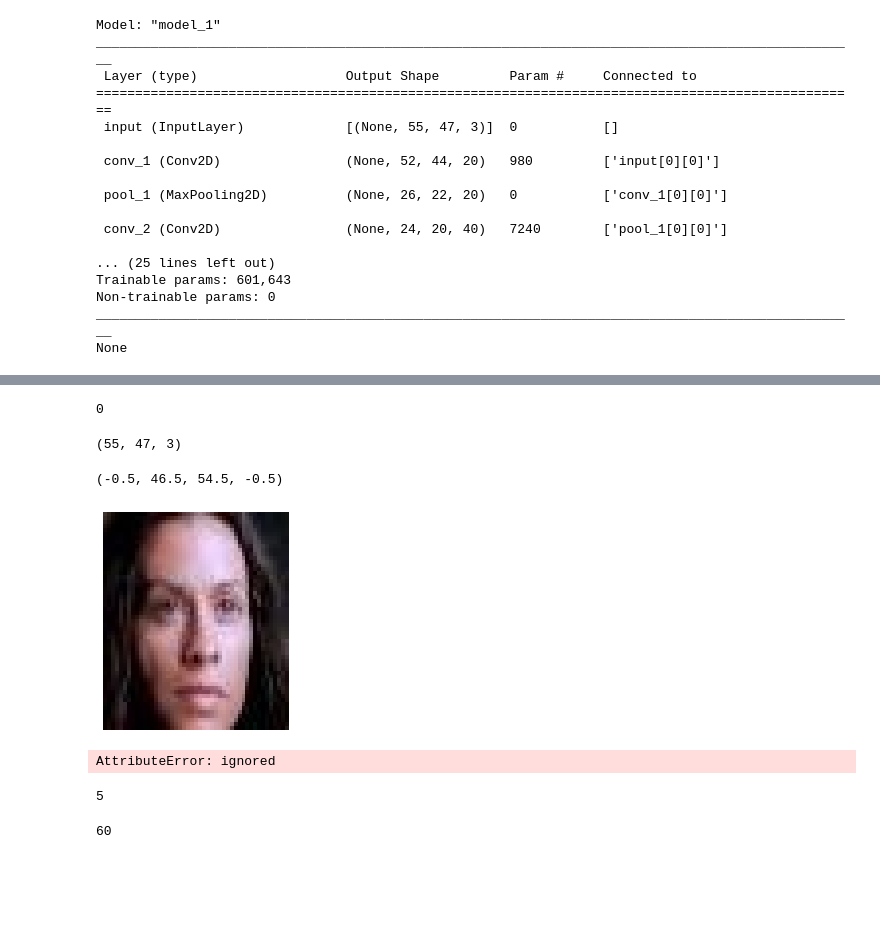
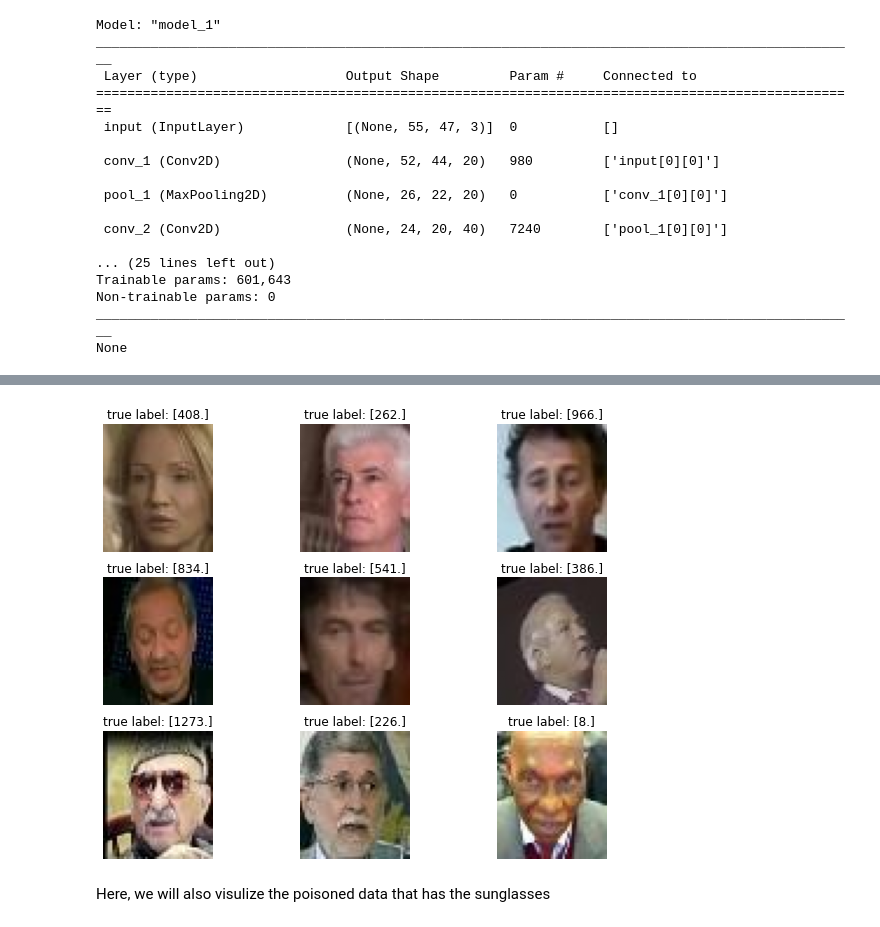
Before and after one commit to yeb2Binfang/ECE-GY-9163-ML-cyber, a Jupyter notebook: Lab/MLSec_Lab3.ipynb, the cells around one changed output, grey strips where cells are left out. Cells and saved outputs as stored; diff of their text form; code cells hidden in the pictures; blank space fills up the shorter version.

```diff
--- a/Lab/MLSec_Lab3.ipynb
+++ b/Lab/MLSec_Lab3.ipynb
@@ -180,28 +106,15 @@ print(len(out))
-# %%
-# print(intermediate_prediction.shape)
-# print(intermediate_prediction[0][0])
-temp = np.mean(intermediate_prediction,axis=(1,2))
-print(np.argmin(temp[0]))
-# %% [output]
-0
-# %%
-
-plt.imshow(x_data[0]/255)
-plt.axis("off")
-# %% [output]
-(55, 47, 3)
-(-0.5, 46.5, 54.5, -0.5)
-[figure, removed]
-# %%
-model.get_layer(name='pool_3')
-# %% [output]
-AttributeError: ignored
-# %%
-print(min(5,10))
-# %% [output]
-5
-# %%
-layer_output=model_copy.get_layer('pool_3').output.shape[3]
-print(layer_output)
-# %% [output]
-60
+# %%
+figure = plt.figure(figsize=(10,8))
+cols, rows = 3,3
+for i in range(1, cols*rows+1):
+  index = np.random.randint(x_data.shape[0], size=1)
+  img, label = (x_data[index], y_data[index])
+  figure.add_subplot(rows, cols, i)
+  plt.title("true label: {}".format(label))
+  plt.axis("off")
+  plt.imshow(img[0]/255)
+plt.show()
+# %% [output]
+[figure, added]
+# %% [markdown]
+Here, we will also visulize the poisoned data that has the sunglasses
```
Also changed, not shown: parts of 36 cells of this notebook.
